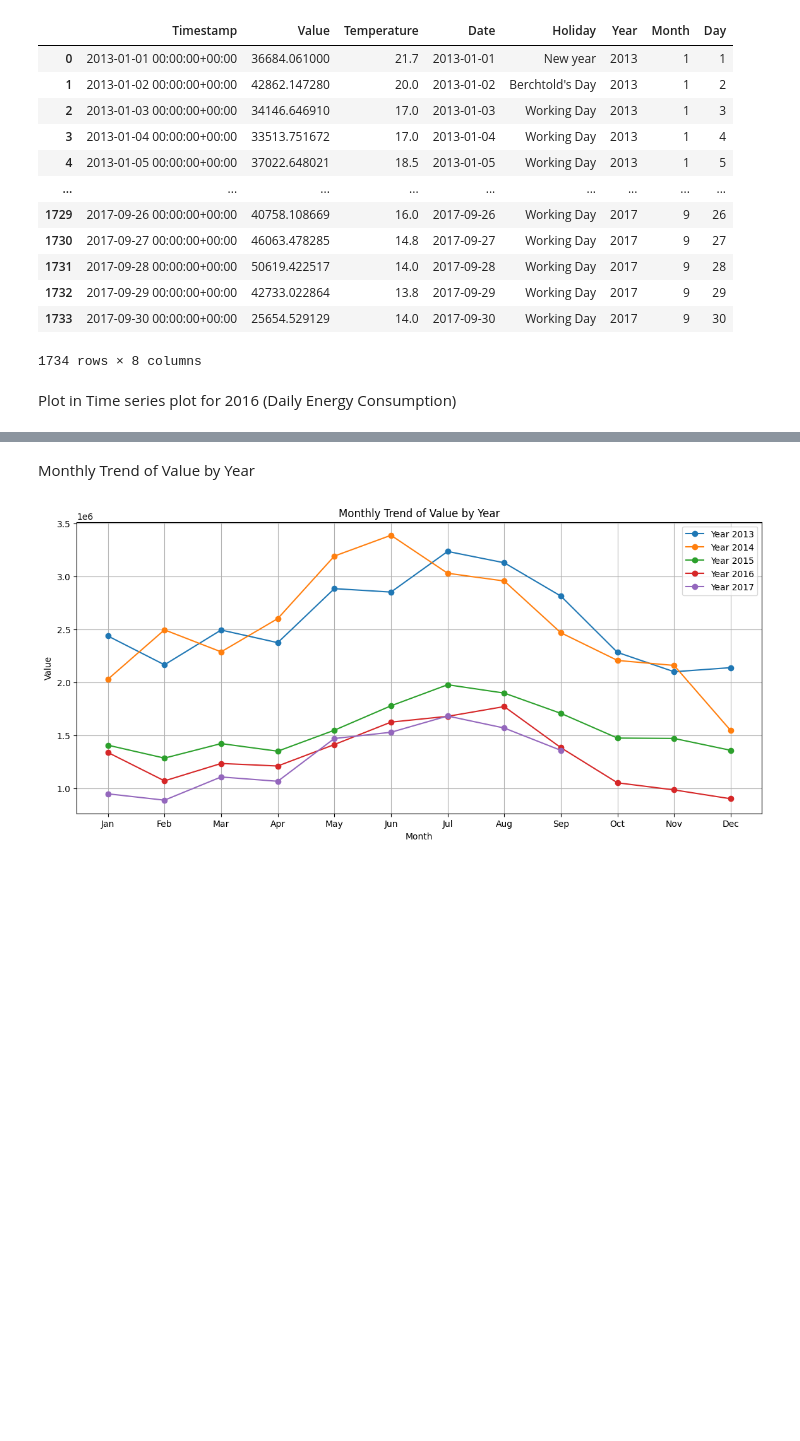
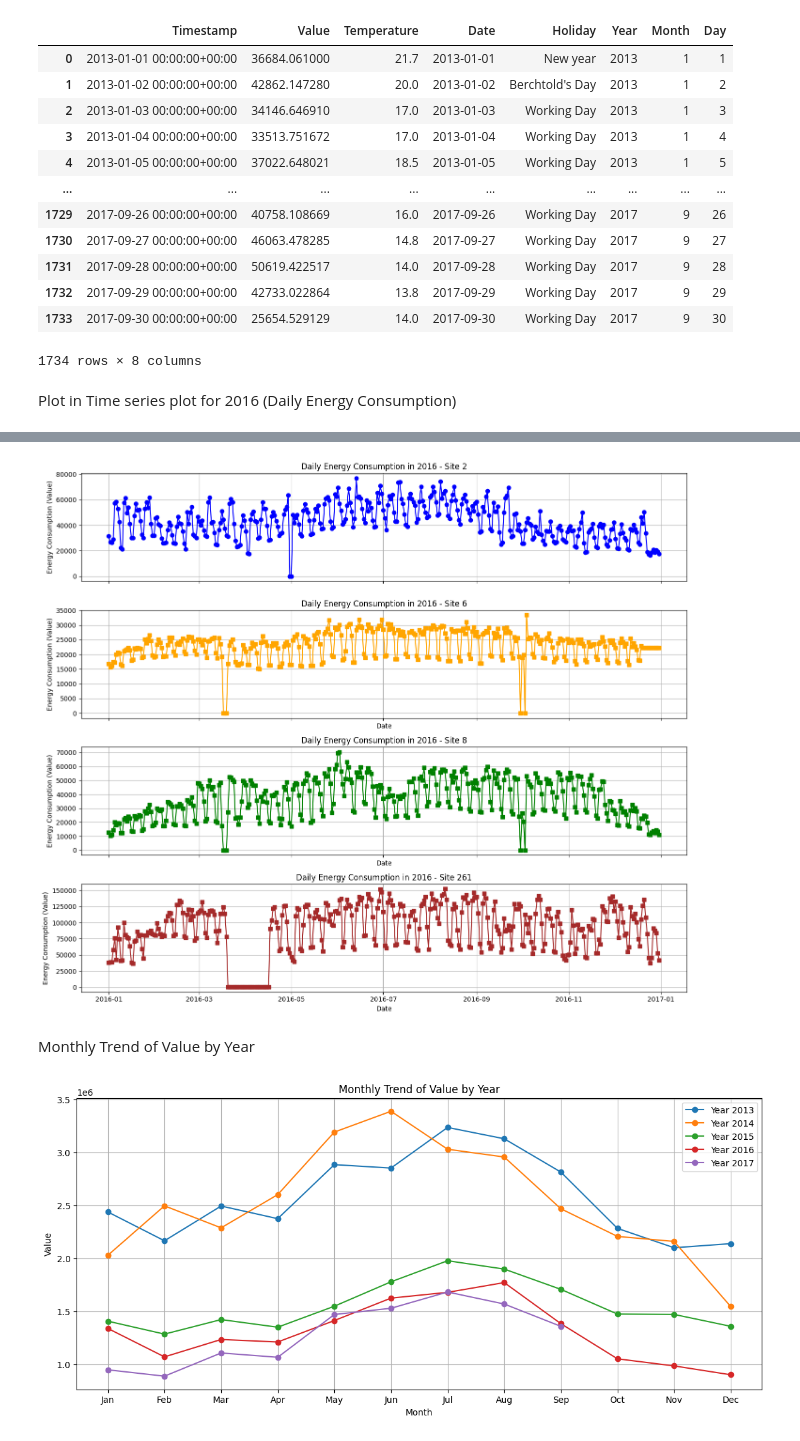
Before and after one commit to Melbinmatheew/Energy-Consumption-Forcasting, a Jupyter notebook: Notebooks/Data Preprocessing.ipynb, the cells around one changed output, grey strips where cells are left out. Cells and saved outputs as stored; diff of their text form; code cells hidden in the pictures; blank space fills up the shorter version.

```diff
--- a/Notebooks/Data Preprocessing.ipynb
+++ b/Notebooks/Data Preprocessing.ipynb
@@ -486,0 +561,13 @@ See the caveats in the documentation: https://pandas.pydata.org/pandas-docs/stab
+# %%
+daily_energy_df_2['year']=daily_energy_df_2['Timestamp'].dt.year
+daily_energy_df_2['Date']=daily_energy_df_2['Timestamp'].dt.date
+print(daily_energy_df_2)
+daily_energy_df_6['year']=daily_energy_df_6['Timestamp'].dt.year
+daily_energy_df_6['Date']=daily_energy_df_6['Timestamp'].dt.date
+print(daily_energy_df_6)
+daily_energy_df_8['year']=daily_energy_df_8['Timestamp'].dt.year
+daily_energy_df_8['Date']=daily_energy_df_8['Timestamp'].dt.date
+print(daily_energy_8)
+daily_energy_df_261['year']=daily_energy_df_261['Timestamp'].dt.year
+daily_energy_df_261['Date']=daily_energy_df_261['Timestamp'].dt.date
+print(daily_energy_df_261)
@@ -486,0 +592,54 @@ See the caveats in the documentation: https://pandas.pydata.org/pandas-docs/stab
+# %%
+# Filter the data for the year 2016 for both sites
+df_2016_s2 = daily_energy_df_2[daily_energy_df_2['year'] == 2016]
+df_2016_s6 = daily_energy_df_6[daily_energy_df_6['year'] == 2016]
+df_2016_s8 = daily_energy_df_8[daily_energy_df_8['year'] == 2016]
+df_2016_s261 = daily_energy_df_261[daily_energy_df_261['year'] == 2016]
+
+# Convert 'Date' to datetime format if it's not already
+df_2016_s2['Date'] = pd.to_datetime(df_2016_s2['Date'])
+df_2016_s6['Date'] = pd.to_datetime(df_2016_s6['Date'])
+df_2016_s8['Date'] = pd.to_datetime(df_2016_s8['Date'])
+df_2016_s261['Date'] = pd.to_datetime(df_2016_s261['Date'])
+
+# Group by date and sum the values for each day for both sites
+daily_values_s2 = df_2016_s2.groupby('Date')['Value'].sum()
+daily_values_s6 = df_2016_s6.groupby('Date')['Value'].sum()
+daily_values_s8 = df_2016_s8.groupby('Date')['Value'].sum()
+daily_values_s261 = df_2016_s261.groupby('Date')['Value'].sum()
+# Create subplots
+fig, (ax1, ax2, ax3, ax4) = plt.subplots(4, 1, figsize=(14, 12), sharex=True)
+
+# Plotting Site 2 in the first subplot
+ax1.plot(daily_values_s2.index, daily_values_s2.values, marker='o', linestyle='-', color='blue')
+ax1.set_title('Daily Energy Consumption in 2016 - Site 2')
+ax1.set_ylabel('Energy Consumption (Value)')
+ax1.grid(True)
+
+# Plotting Site 6 in the second subplot
+ax2.plot(daily_values_s6.index, daily_values_s6.values, marker='s', linestyle='-', color='orange')
+ax2.set_title('Daily Energy Consumption in 2016 - Site 6')
+ax2.set_xlabel('Date')
+ax2.set_ylabel('Energy Consumption (Value)')
+ax2.grid(True)
+
+# Plotting Site 8 in the second subplot
+ax3.plot(daily_values_s8.index, daily_values_s8.values, marker='s', linestyle='-', color='green')
+ax3.set_title('Daily Energy Consumption in 2016 - Site 8')
+ax3.set_xlabel('Date')
+ax3.set_ylabel('Energy Consumption (Value)')
+ax3.grid(True)
+
+# Plotting Site 261 in the second subplot
+ax4.plot(daily_values_s261.index, daily_values_s261.values, marker='s', linestyle='-', color='brown')
+ax4.set_title('Daily Energy Consumption in 2016 - Site 261')
+ax4.set_xlabel('Date')
+ax4.set_ylabel('Energy Consumption (Value)')
+ax4.grid(True)
+
+# Adjust layout to prevent overlap
+plt.tight_layout()
+
+# Show the plot
+plt.show()
+# %% [output]
@@ -487,3 +666,4 @@ See the caveats in the documentation: https://pandas.pydata.org/pandas-docs/stab
+[figure, added]
 # %% [markdown]
 Monthly Trend of Value by Year
 # %%
```
Also changed, not shown: parts of 16 cells of this notebook.
